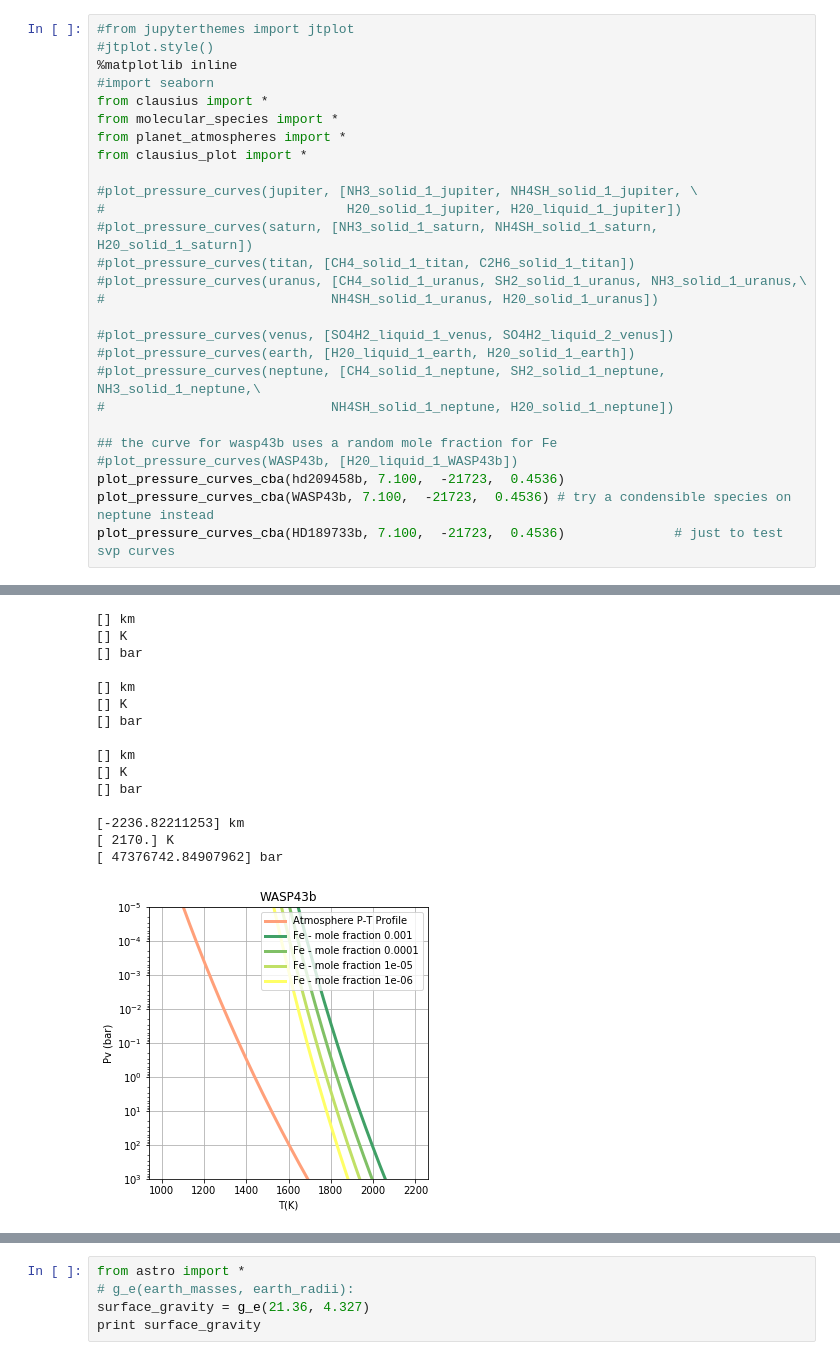
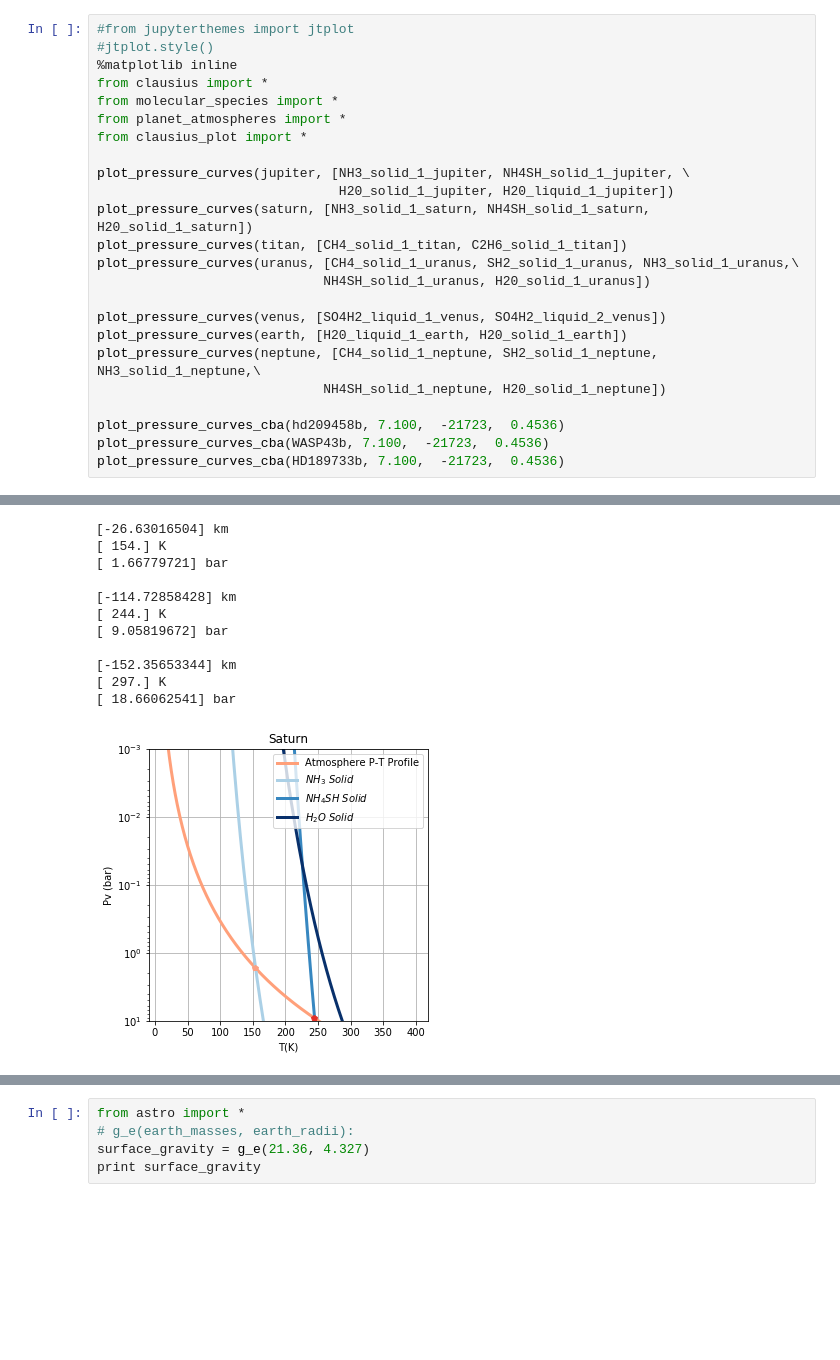
Before and after one commit to rschroder/exoplanet_clouds, a Jupyter notebook: Final Project.ipynb, the cells around one changed output, grey strips where cells are left out. Cells and saved outputs as stored; diff of their text form; blank space fills up the shorter version.

```diff
--- a/Final Project.ipynb
+++ b/Final Project.ipynb
@@ -2,27 +2,24 @@
 #from jupyterthemes import jtplot
 #jtplot.style()
 %matplotlib inline
-#import seaborn
 from clausius import *
 from molecular_species import *
 from planet_atmospheres import *
 from clausius_plot import *
 
-#plot_pressure_curves(jupiter, [NH3_solid_1_jupiter, NH4SH_solid_1_jupiter, \
-#                               H20_solid_1_jupiter, H20_liquid_1_jupiter])
-#plot_pressure_curves(saturn, [NH3_solid_1_saturn, NH4SH_solid_1_saturn, H20_solid_1_saturn])
-#plot_pressure_curves(titan, [CH4_solid_1_titan, C2H6_solid_1_titan])
-#plot_pressure_curves(uranus, [CH4_solid_1_uranus, SH2_solid_1_uranus, NH3_solid_1_uranus,\
-#                             NH4SH_solid_1_uranus, H20_solid_1_uranus])
+plot_pressure_curves(jupiter, [NH3_solid_1_jupiter, NH4SH_solid_1_jupiter, \
+                               H20_solid_1_jupiter, H20_liquid_1_jupiter])
+plot_pressure_curves(saturn, [NH3_solid_1_saturn, NH4SH_solid_1_saturn, H20_solid_1_saturn])
+plot_pressure_curves(titan, [CH4_solid_1_titan, C2H6_solid_1_titan])
+plot_pressure_curves(uranus, [CH4_solid_1_uranus, SH2_solid_1_uranus, NH3_solid_1_uranus,\
+                             NH4SH_solid_1_uranus, H20_solid_1_uranus])
 
-#plot_pressure_curves(venus, [SO4H2_liquid_1_venus, SO4H2_liquid_2_venus])
-#plot_pressure_curves(earth, [H20_liquid_1_earth, H20_solid_1_earth])
-#plot_pressure_curves(neptune, [CH4_solid_1_neptune, SH2_solid_1_neptune, NH3_solid_1_neptune,\
-#                             NH4SH_solid_1_neptune, H20_solid_1_neptune])
+plot_pressure_curves(venus, [SO4H2_liquid_1_venus, SO4H2_liquid_2_venus])
+plot_pressure_curves(earth, [H20_liquid_1_earth, H20_solid_1_earth])
+plot_pressure_curves(neptune, [CH4_solid_1_neptune, SH2_solid_1_neptune, NH3_solid_1_neptune,\
+                             NH4SH_solid_1_neptune, H20_solid_1_neptune])
 
-## the curve for wasp43b uses a random mole fraction for Fe
-#plot_pressure_curves(WASP43b, [H20_liquid_1_WASP43b])
 plot_pressure_curves_cba(hd209458b, 7.100,  -21723,  0.4536)
-plot_pressure_curves_cba(WASP43b, 7.100,  -21723,  0.4536) # try a condensible species on neptune instead
-plot_pressure_curves_cba(HD189733b, 7.100,  -21723,  0.4536)              # just to test svp curves
+plot_pressure_curves_cba(WASP43b, 7.100,  -21723,  0.4536)
+plot_pressure_curves_cba(HD189733b, 7.100,  -21723,  0.4536)
 # %% [output]
@@ -45,16 +42,12 @@ plot_pressure_curves_cba(HD189733b, 7.100,  -21723,  0.4536)              # just
-[] km
-[] K
-[] bar
+[-26.63016504] km
+[ 154.] K
+[ 1.66779721] bar
 
-[] km
-[] K
-[] bar
+[-114.72858428] km
+[ 244.] K
+[ 9.05819672] bar
 
-[] km
-[] K
-[] bar
-
-[-2236.82211253] km
-[ 2170.] K
-[ 47376742.84907962] bar
+[-152.35653344] km
+[ 297.] K
+[ 18.66062541] bar
-[figure, old version]
+[figure, new version]
```
Also changed, not shown: parts of 1 cell of this notebook, 1 other file.
